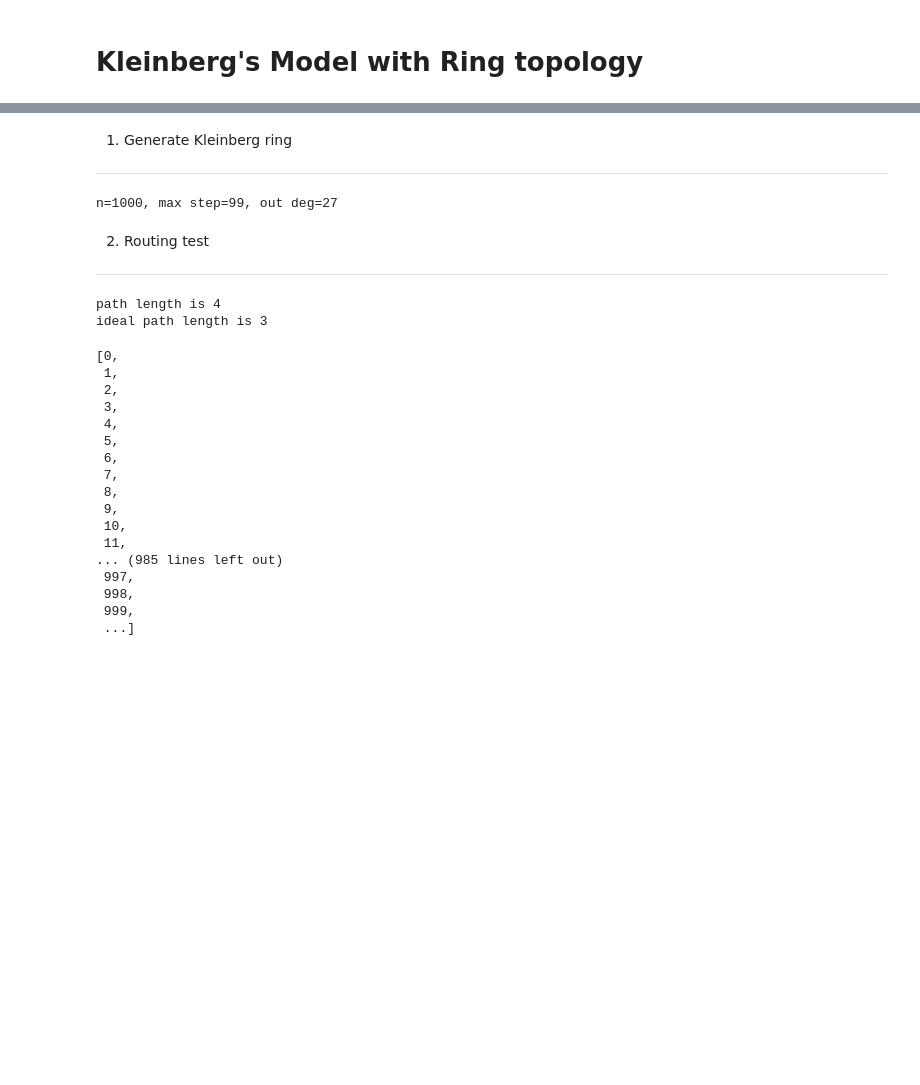
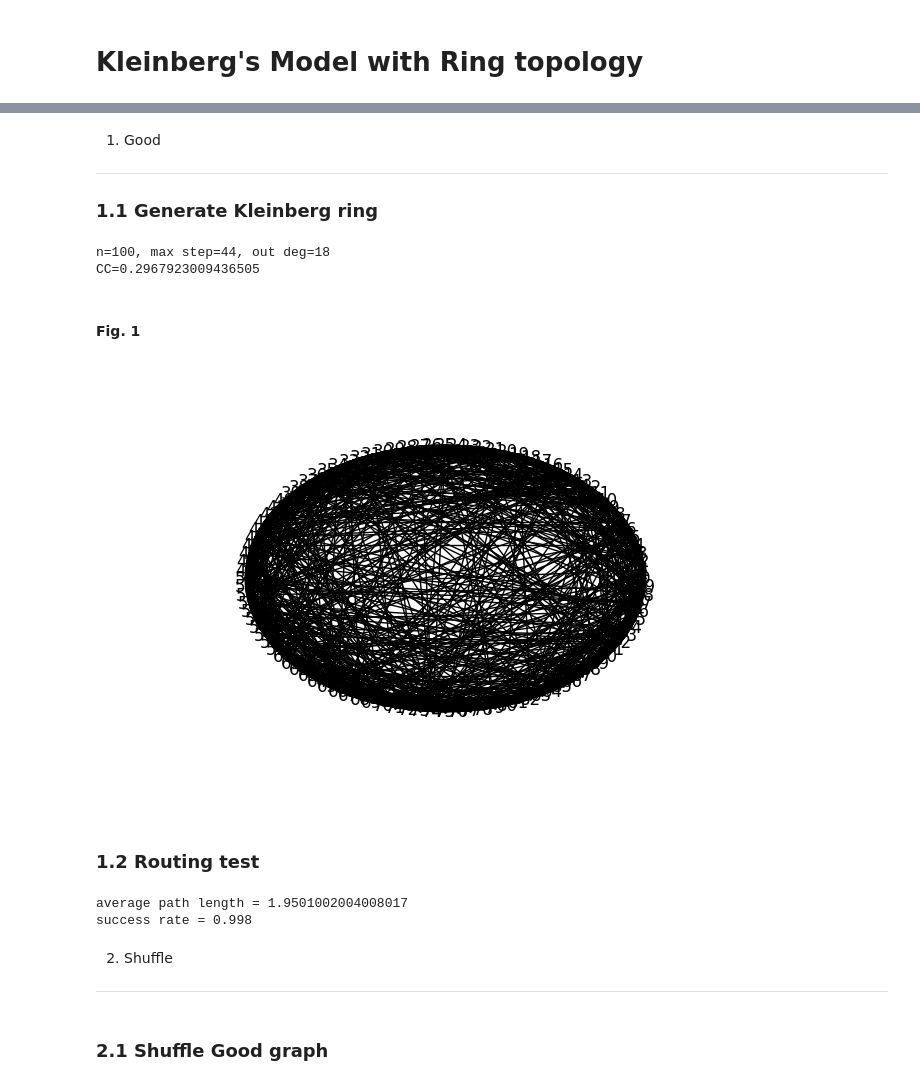
Before and after one commit to akiratk0355/navigable-network-analysis, a Jupyter notebook: networkx.ipynb, the cells around one changed output, grey strips where cells are left out. Cells and saved outputs as stored; diff of their text form; code cells hidden in the pictures; blank space fills up the shorter version.

```diff
--- a/networkx.ipynb
+++ b/networkx.ipynb
@@ -161,50 +163,45 @@ from utils.search import greedy_path
 # %% [markdown]
-1. Generate Kleinberg ring
+1. Good
 -------------------------------
+### 1.1 Generate Kleinberg ring
 # %%
-k = 0
+k = 1
 n = int(1000*(2**k))
-#n = 40
+n = 100
 max_step = int(log(n, 2)*log(n, 2))
 out_deg = 3*int(log(n, 2))
 #out_deg = 1
 print("n=%s, max step=%s, out deg=%s" % (n, max_step, out_deg))
 
-G = kleinberg_ring(n, p=1, q=out_deg, r=1)
-#nx.draw_circular(G, with_labels=True, node_size=1)
-#plt.figure(1, figsize=(50,50))
-#plt.show()
+G = kleinberg_ring(n, p=0, q=out_deg, r=1)
+
+print("CC=%s" % nx.average_clustering(G))
 # %% [output]
-n=1000, max step=99, out deg=27
+n=100, max step=44, out deg=18
+CC=0.2967923009436505
+# %% [markdown]
+#### Fig. 1
+# %%
+nx.draw_circular(G, with_labels=True, node_size=1)
+#plt.figure(1, figsize=(50,50))
+plt.show()
+# %% [output]
+[figure, added]
 # %% [markdown]
-2. Routing test
-----------------
+### 1.2 Routing test
 # %%
-max_step = int(log(n, 2)*log(n, 2))
-path = greedy_path(G, 0, n//2, cutoff=max_step)
-print("path length is %d" % len(path))
-s_path = nx.shortest_path(G, 0, n//2)
-print("ideal path length is %d" % len(s_path))
+logging.root.setLevel(logging.INFO)
+apl, srate = average_greedy_path_length(G, cutoff=max_step)
+print("average path length = %s" % apl)
+print("success rate = %s" % srate)
+logger.debug("poo")
+#s_path = nx.shortest_path(G, 0, n//2)
+#print("ideal path length is %d" % (len(s_path) - 1))
 # %% [output]
-path length is 4
-ideal path length is 3
+average path length = 1.9501002004008017
+success rate = 0.998
-# %%
-G.nodes()
-# %% [output]
-[0,
- 1,
- 2,
- 3,
- 4,
- 5,
- 6,
- 7,
- 8,
- 9,
- 10,
- 11,
-... (985 lines left out)
- 997,
- 998,
- 999,
- ...]
+# %% [markdown]
+2. Shuffle
+-------------
+# %% [markdown]
+### 2.1 Shuffle Good graph
```
Also changed, not shown: parts of 22 cells of this notebook, 3 other files.
